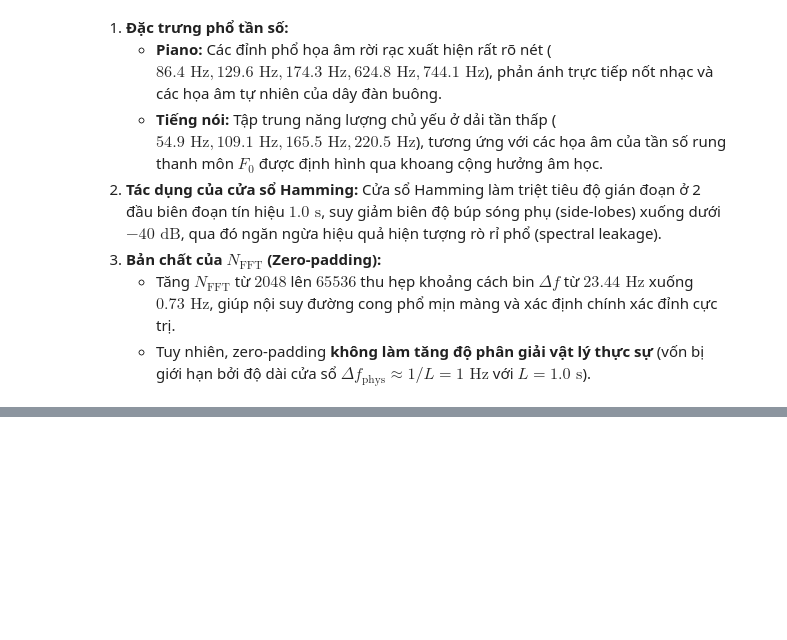
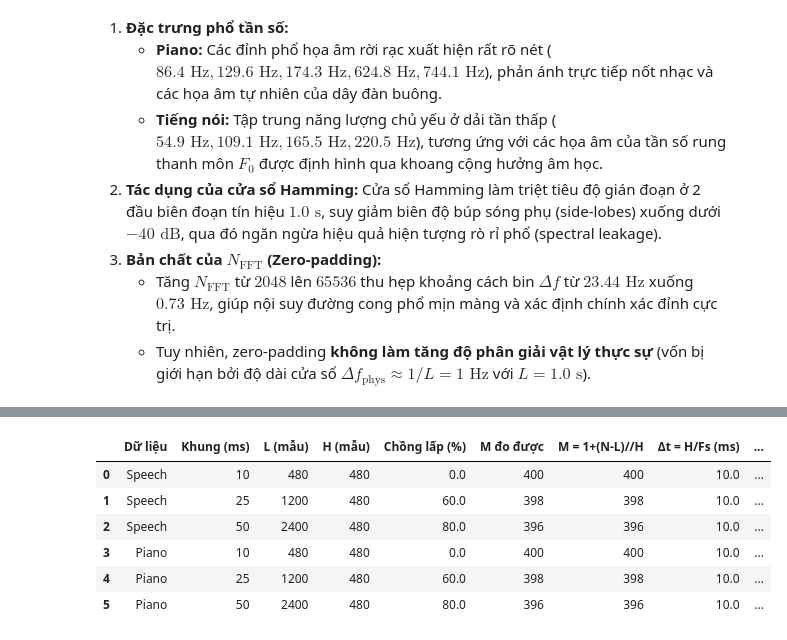
Before and after one commit to vminh16/Lab01_2351260673_NguyenVanMinh, a Jupyter notebook: Lab01_2351260673.ipynb, the cells around one changed output, grey strips where cells are left out. Saved outputs shown, nothing was run; the diff lists cells and outputs as text; code cells hidden in the pictures; blank space fills up the shorter version.

```diff
--- a/Lab01_2351260673.ipynb
+++ b/Lab01_2351260673.ipynb
@@ -391,0 +397,74 @@ Finished plotting polished FFT figures.
+# %%
+from scipy import signal
+
+# 1. STFT cài đặt trực tiếp theo công thức X[m, k] = Σ x[n]·w[n - mH]·e^(-j2πkn/N)
+def stft(x, Fs, frame_ms, hop_ms=10, nfft=4096):
+    L = round(frame_ms / 1000 * Fs)                  # độ dài khung (mẫu)
+    H = round(hop_ms / 1000 * Fs)                    # bước nhảy (mẫu)
+    w = np.hamming(L)
+    M = 1 + (len(x) - L) // H                        # số khung
+    frames = np.stack([x[m * H : m * H + L] * w for m in range(M)])
+    X = np.fft.rfft(frames, n=nfft, axis=1).T        # ma trận (K tần số, M khung)
+    f = np.fft.rfftfreq(nfft, 1 / Fs)
+    t = (np.arange(M) * H + L / 2) / Fs              # thời điểm tâm khung (s)
+    return f, t, X, L, H
+
+# 2. Kiểm chứng toán học (khung 25 ms, hop 10 ms trên Speech)
+seg = x_speech[int(13.0 * Fs_speech) : int(14.0 * Fs_speech)]
+f, t, X, L, H = stft(seg, Fs_speech, 25)
+w = np.hamming(L)
+_, _, Z = signal.stft(seg, fs=Fs_speech, window=w, nperseg=L, noverlap=L - H, nfft=4096,
+                      boundary=None, padded=False, detrend=False)
+print(f"L = {L} mẫu, H = {H} mẫu, số khung M = 1 + (N - L) // H = {X.shape[1]}")
+print("(a) Khớp scipy.signal.stft (scipy chia thêm Σw):", np.allclose(X, Z * w.sum()))
+
+frame = seg[:L] * w                                  # Parseval: Σ|x_w[n]|² = (1/N) Σ|X[k]|²
+E_time = np.sum(frame ** 2)
+E_freq = np.sum(np.abs(np.fft.fft(frame, 4096)) ** 2) / 4096
+print(f"(b) Parseval: E_thời gian = {E_time:.6f}, E_tần số = {E_freq:.6f}, khớp: {np.isclose(E_time, E_freq)}")
+
+# 3. Thí nghiệm có kiểm soát: đổi độ dài khung, giữ cố định hop = 10 ms, N_FFT = 4096, cửa sổ Hamming
+SEG_D = {"Speech": (x_speech, Fs_speech, 10.0, 14.0, 13.2),   # (tín hiệu, Fs, bắt đầu, kết thúc, khung ổn định)
+         "Piano": (x_piano, Fs_piano, 22.5, 26.5, 25.0)}
+FRAMES_MS = [10, 25, 50]
+
+rows = []
+for name, (x, Fs, t0, t1, t_stable) in SEG_D.items():
+    seg = x[int(t0 * Fs) : int(t1 * Fs)]
+    for ms in FRAMES_MS:
+        f, t, X, L, H = stft(seg, Fs, ms)
+        # Đếm số đỉnh phân tách được dưới 1 kHz tại một khung ổn định
+        spec = 20 * np.log10(np.abs(X[:, np.argmin(np.abs(t + t0 - t_stable))]) + 1e-12)
+        band = (f > 50) & (f < 1000)
+        n_peaks = len(find_peaks(spec[band], prominence=10)[0])
+        rows.append({"Dữ liệu": name, "Khung (ms)": ms, "L (mẫu)": L, "H (mẫu)": H,
+                     "Chồng lấp (%)": round(100 * (L - H) / L, 1),
+                     "M đo được": X.shape[1], "M = 1+(N-L)//H": 1 + (len(seg) - L) // H,
+                     "Δt = H/Fs (ms)": 1000 * H / Fs, "Δf_bin = Fs/N_FFT (Hz)": round(Fs / 4096, 2),
+                     "B_3dB ≈ 1.30·Fs/L (Hz)": round(1.30 * Fs / L, 1),
+                     "Số đỉnh < 1 kHz": n_peaks})
+df_stft = pd.DataFrame(rows)
+display(df_stft)
+
+# 4. Kiểm chứng trade-off thời gian: khoảng lặng số (|x| ≤ 1 LSB) trong Speech
+#    Khung chỉ "thấy" lặng khi nằm trọn trong khoảng lặng => thời lượng quan sát ≈ T_lặng - L/Fs
+x, Fs, t0, t1, _ = SEG_D["Speech"]
+x = x[int(t0 * Fs) : int(t1 * Fs)]
+silent = np.abs(x) <= 1 / 32768
+edges = np.diff(np.concatenate([[0], silent.astype(int), [0]]))
+starts, ends = np.where(edges == 1)[0], np.where(edges == -1)[0]
+i = np.argmax(ends - starts)
+T_gap = (ends[i] - starts[i]) / Fs
+print(f"Khoảng lặng thực: {t0 + starts[i]/Fs:.4f}s - {t0 + ends[i]/Fs:.4f}s, T_lặng = {1000*T_gap:.1f} ms")
+
+s, e = starts[i], ends[i]
+gap_rows = []
+for ms in FRAMES_MS:
+    L, H = round(ms / 1000 * Fs), round(0.010 * Fs)
+    frame_max = np.array([np.max(np.abs(x[m * H : m * H + L])) for m in range(1 + (len(x) - L) // H)])
+    n_quiet = int(np.sum(frame_max <= 1 / 32768))    # số khung nằm trọn trong vùng lặng
+    n_theory = (e - L) // H - int(np.ceil(s / H)) + 1  # đếm m thỏa: mH ≥ s và mH + L ≤ e
+    gap_rows.append({"Khung (ms)": ms, "Số khung lặng đo được": n_quiet, "Số khung lặng lý thuyết": n_theory,
+                     "T_lặng - L/Fs (ms)": round(1000 * T_gap - ms, 1)})
+display(pd.DataFrame(gap_rows))
+# %% [output]
@@ -391,0 +474,7 @@ Finished plotting polished FFT figures.
+|  | Dữ liệu | Khung (ms) | L (mẫu) | H (mẫu) | Chồng lấp (%) | M đo được | M = 1+(N-L)//H | Δt = H/Fs (ms) | ... |
+| 0 | Speech | 10 | 480 | 480 | 0.0 | 400 | 400 | 10.0 | ... |
+| 1 | Speech | 25 | 1200 | 480 | 60.0 | 398 | 398 | 10.0 | ... |
+| 2 | Speech | 50 | 2400 | 480 | 80.0 | 396 | 396 | 10.0 | ... |
+| 3 | Piano | 10 | 480 | 480 | 0.0 | 400 | 400 | 10.0 | ... |
+| 4 | Piano | 25 | 1200 | 480 | 60.0 | 398 | 398 | 10.0 | ... |
+| 5 | Piano | 50 | 2400 | 480 | 80.0 | 396 | 396 | 10.0 | ... |
```
Also changed, not shown: parts of 4 cells of this notebook, 3 other files.
